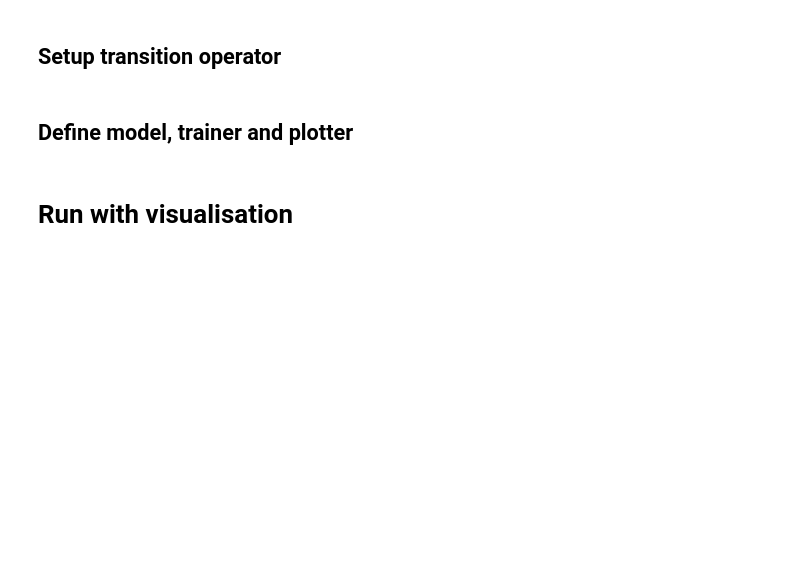
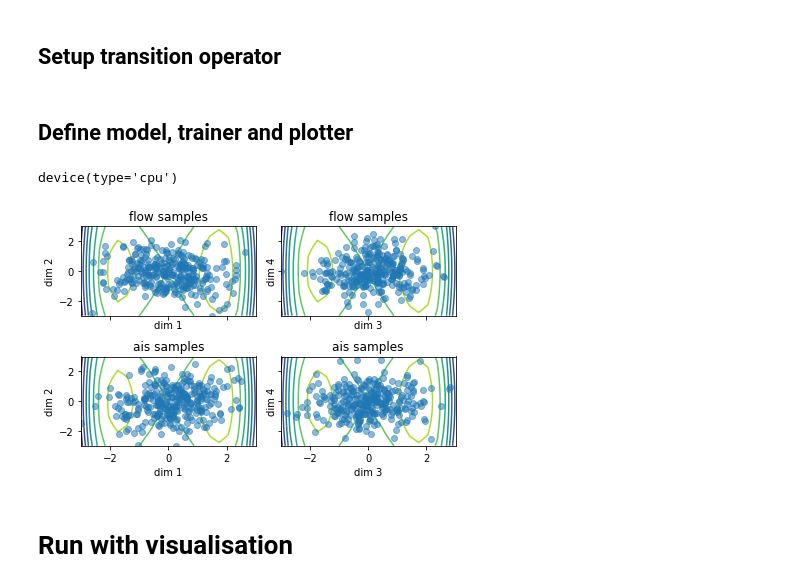
Before and after one commit to lollcat/fab-torch, a Jupyter notebook: examples/many_well.ipynb, the cells around one changed output. Cells and saved outputs as stored; diff of their text form; code cells hidden in the pictures; blank space fills up the shorter version.

```diff
--- a/examples/many_well.ipynb
+++ b/examples/many_well.ipynb
@@ -45,13 +45,15 @@ plot_contours(target.log_prob_2D, bounds=plotting_bounds)
 ## Setup Flow
 By wrapping the [normflow library](https://github.com/VincentStimper/normalizing-flows).
 # %%
+import normflow as nf
 from fab.wrappers.normflow import WrappedNormFlowModel
 from fab.trainable_distributions import TrainableDistribution
 
 
 def make_normflow_flow(dim: int,
                        n_flow_layers: int,
-                       layer_nodes_per_dim: int):
+                       layer_nodes_per_dim: int,
+                       act_norm: bool):
     # Define list of flows
     flows = []
     layer_width = dim * layer_nodes_per_dim
@@ -62,22 +64,28 @@ def make_normflow_flow(dim: int,
         # Add flow layer
         flows.append(nf.flows.AffineCouplingBlock(param_map, scale_map="exp"))
         # Swap dimensions
-        #flows.append(nf.flows.Permute(2, mode='swap'))
+        flows.append(nf.flows.Permute(dim, mode='swap'))
         # ActNorm
-        #flows.append(nf.flows.ActNorm(dim))
+        if act_norm:
+            flows.append(nf.flows.ActNorm(dim))
     return flows
-
 
 
 def make_wrapped_normflowdist(
         dim: int,
-        n_flow_layers: int,
-        layer_nodes_per_dim: int = 10) -> TrainableDistribution:
+        n_flow_layers: int = 5,
+        layer_nodes_per_dim: int = 10,
+        act_norm: bool = True) -> TrainableDistribution:
     """Created a wrapped Normflow distribution using the example from the normflow page."""
     base = nf.distributions.base.DiagGaussian(dim)
-    flows = make_normflow_flow(dim, n_flow_layers=n_flow_layers, layer_nodes_per_dim=layer_nodes_per_dim)
+    flows = make_normflow_flow(dim, n_flow_layers=n_flow_layers,
+                               layer_nodes_per_dim=layer_nodes_per_dim,
+                               act_norm=act_norm)
     model = nf.NormalizingFlow(base, flows)
     wrapped_dist = WrappedNormFlowModel(model)
+    if act_norm:
+        wrapped_dist.sample((500,))  # ensure we call sample to initialise the ActNorm layers
     return wrapped_dist
 # %%
-flow = make_wrapped_normflowdist(dim, n_flow_layers=n_flow_layers, layer_nodes_per_dim=layer_nodes_per_dim)
+flow = make_wrapped_normflowdist(dim, n_flow_layers=n_flow_layers, layer_nodes_per_dim=layer_nodes_per_dim,
+                                act_norm=True)
@@ -109,6 +113,8 @@ if torch.cuda.is_available():
     transition_operator.cuda()
     print("utilising GPU")
 flow.sample((1,)).device
+# %% [output]
+device(type='cpu')
 # %%
 fab_model = FABModel(flow=flow,
                      target_distribution=target,
@@ -156,6 +162,10 @@ def plot(fab_model, n_samples = 300):
 # Create trainer
 trainer = Trainer(model=fab_model, optimizer=optimizer, logger=logger, plot=plot,
                   optim_schedular=scheduler)
+# %%
+plot(fab_model)
+# %% [output]
+[figure, added]
 # %% [markdown]
 # Run with visualisation
 # %%
```
Also changed, not shown: parts of 1 cell of this notebook, 2 other files.
